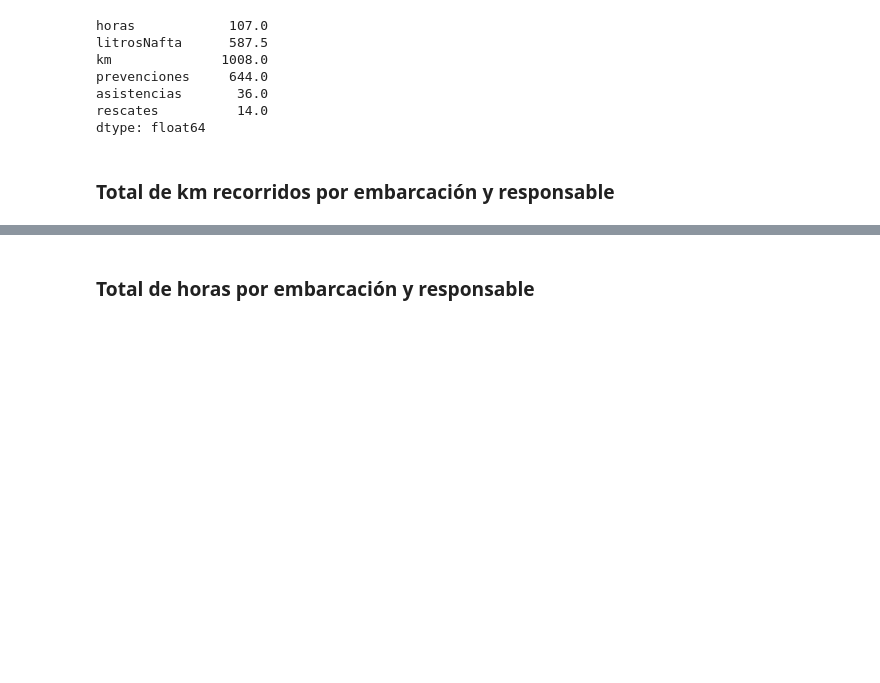
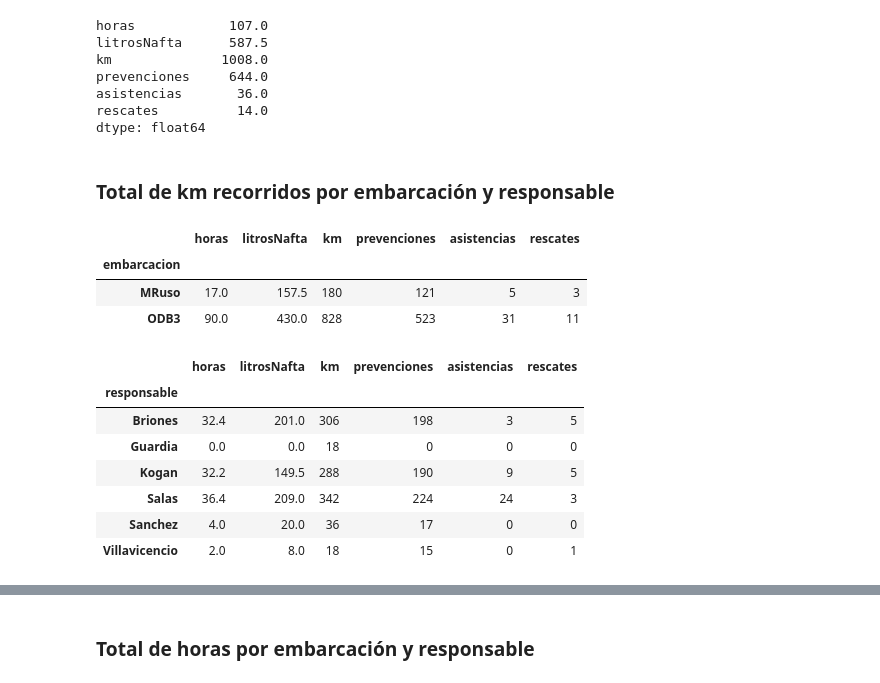
Before and after one commit to pkogan/pandas, a Jupyter notebook: Libro de Aguas.ipynb, the cells around one changed output, grey strips where cells are left out. Cells and saved outputs as stored; diff of their text form; code cells hidden in the pictures; blank space fills up the shorter version.

```diff
--- a/Libro de Aguas.ipynb
+++ b/Libro de Aguas.ipynb
@@ -109,6 +111,24 @@ agrupado_dia=df.groupby('dia_nombre').agg({
 })
 # %% [markdown]
   ### Total de km recorridos por embarcación y responsable
+# %%
+agrupado_embarcacion
+# %% [output]
+|  | horas | litrosNafta | km | prevenciones | asistencias | rescates |
+| embarcacion |  |  |  |  |  |  |
+| MRuso | 17.0 | 157.5 | 180 | 121 | 5 | 3 |
+| ODB3 | 90.0 | 430.0 | 828 | 523 | 31 | 11 |
+# %%
+agrupado_responsable
+# %% [output]
+|  | horas | litrosNafta | km | prevenciones | asistencias | rescates |
+| responsable |  |  |  |  |  |  |
+| Briones | 32.4 | 201.0 | 306 | 198 | 3 | 5 |
+| Guardia | 0.0 | 0.0 | 18 | 0 | 0 | 0 |
+| Kogan | 32.2 | 149.5 | 288 | 190 | 9 | 5 |
+| Salas | 36.4 | 209.0 | 342 | 224 | 24 | 3 |
+| Sanchez | 4.0 | 20.0 | 36 | 17 | 0 | 0 |
+| Villavicencio | 2.0 | 8.0 | 18 | 15 | 0 | 1 |
 # %%
 import matplotlib.pyplot as plt
 agrupado_responsable['km'].plot(kind='bar',title='km de uso embarcación')
```
Also changed, not shown: parts of 2 cells of this notebook, 2 other files.
